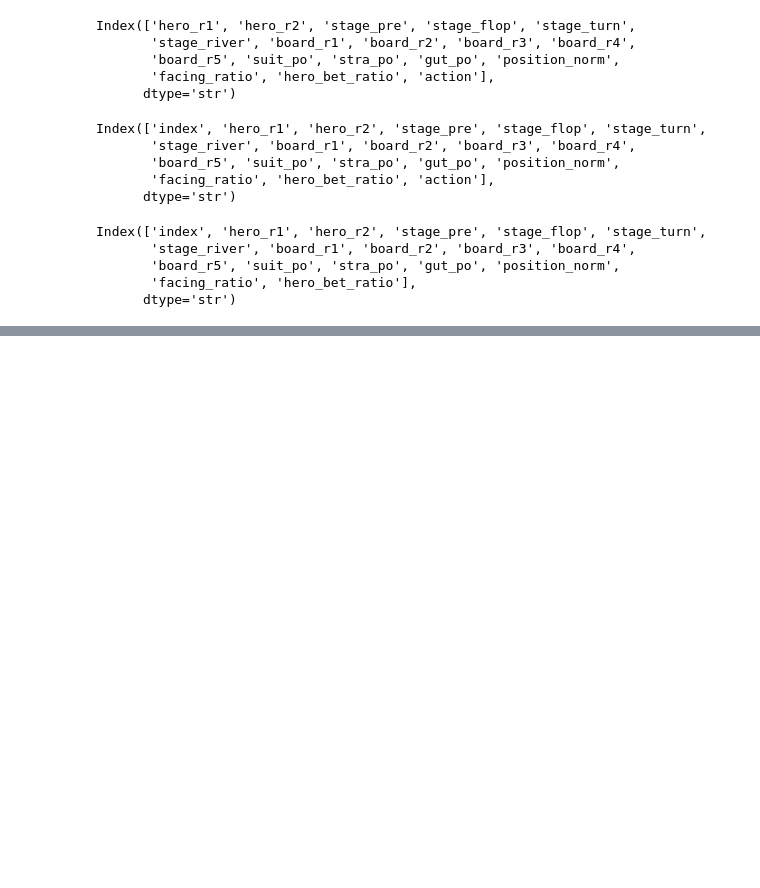
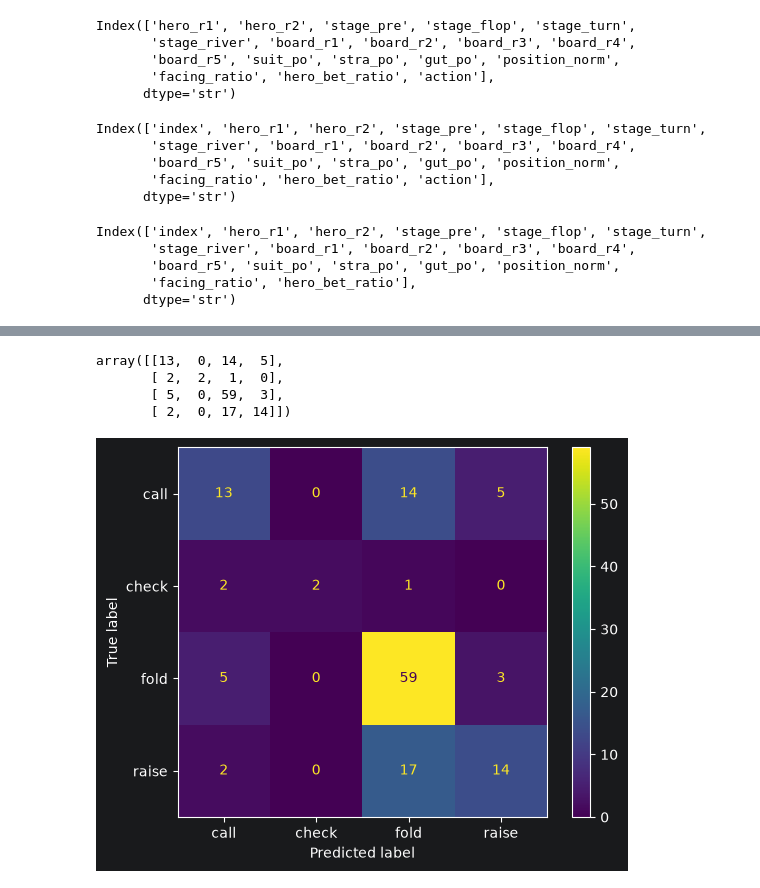
Before and after one commit to ivan1042/Poker_Neural_Network, a Jupyter notebook: data_exploration.ipynb, the cells around one changed output, grey strips where cells are left out. Drawn from its saved outputs; the diff is of its cells as text; code cells hidden in the pictures; blank space fills up the shorter version.

```diff
--- a/data_exploration.ipynb
+++ b/data_exploration.ipynb
@@ -189,0 +206,28 @@ array([[ 45,   0,  56,  26],
+# %%
+test_x, test_label = x_y_separator(test_set, "action")
+test_x = position_mapping(test_set)
+test_x.drop(columns=['index', 'stage_flop',
+       'stage_turn', 'stage_river',
+       'board_r1', 'board_r2', 'board_r3',
+       'board_r4', 'board_r5', 'hero_bet_ratio'], inplace=True)
+predicted_y = model.predict(test_x)
+confusion_matrix(test_label, predicted_y)
+# %% [output]
+array([[13,  0, 14,  5],
+       [ 2,  2,  1,  0],
+       [ 5,  0, 59,  3],
+       [ 2,  0, 17, 14]])
+# %%
+from sklearn.metrics import ConfusionMatrixDisplay
+import matplotlib.pyplot as plt
+
+ConfusionMatrixDisplay.from_predictions(
+    test_label,
+    predicted_y,
+    labels=model.classes_,
+    normalize=None,
+)
+
+plt.show()
+# %% [output]
+[figure, added]
```
Also changed, not shown: parts of 10 cells of this notebook.
